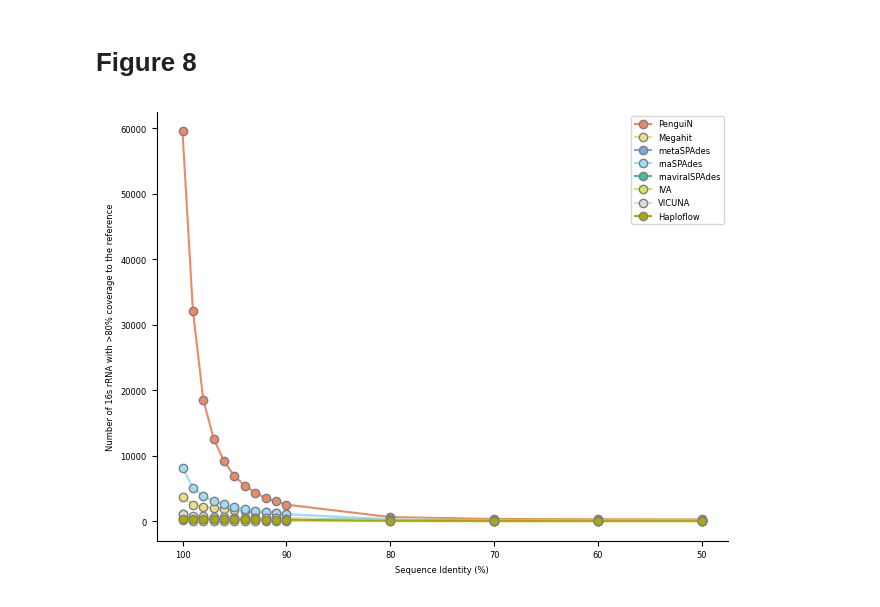
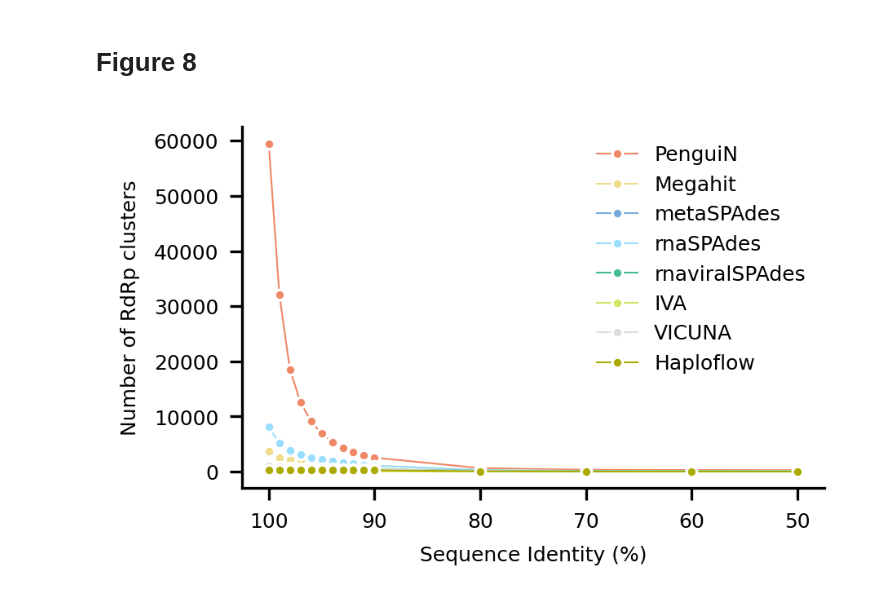
Before and after one commit to AnnSeidel/penguin-analysis, a Jupyter notebook: notebooks/metatranscriptomes_16S.ipynb, the cells around one changed output. Saved outputs shown, nothing was run; the diff lists cells and outputs as text; code cells hidden in the pictures.

Commit message:
Fix figure 8 (now figure 7E)

```diff
--- a/notebooks/metatranscriptomes_16S.ipynb
+++ b/notebooks/metatranscriptomes_16S.ipynb
@@ -29,6 +30,9 @@ color_dic={"penguin":'#EE8866',
            "savage": '#a38995',
            "haploflow": '#AAAA00'
         }
+
+
+color2Label={label_dic[label]:color_dic[label] for label in label_dic}
 # %%
 plt.rcParams["font.size"] = 6
 DPI=300
@@ -160,40 +164,3 @@ plt.savefig(outDir + "Fig_7_D.png", dpi=DPI, transparent=True)
 [figure]
 # %% [markdown]
 # Figure 8
-# %%
-def clustering_assemblers():
-    assemblers0 = ("penguin", "megahit", "metaspades", "rnaspades",
-     "rnaviralspades", "iva", "vicuna", "haploflow")
-    assemblers = [label_dic[key] for key in assemblers0]
-    rrnas_counts = {
-    "penguin": (59538,32169,18565,12616,9136,6921,5412,4376,3519,3034,2551,642,355,306,275),
-    "megahit" : (3737,2533,2256,2059,1886,1766,1621,1465,1350,1225,1091,282,141,140,137),
-    "metaspades" : (471,322,297,269,257,251,250,245,237,232,225,134,93,87,85),
-    "rnaspades" : (8154,5132,3814,3068,2568,2192,1876,1632,1443,1251,1087,287,152,145,145),
-    "rnaviralspades": (1132,628,546,515,500,477,464,458,444,429,418,183,106,106,96),
-    "iva": (140,117,104,98,89,80,69,67,60,48,45,23,9,11,11),
-    "vicuna": (1074,837,746,679,620,577,536,498,465,435,398,123,53,54,52),
-    "haploflow": (337, 323, 317, 309, 302, 291, 284, 275, 269, 257, 245, 74, 34, 29, 28)
-    }
-    clustering_levels = [50,60,70,80,90,91,92,93,94,95,96,97,98,99,100]
-    clustering_levels = [100,99,98,97,96,95,94,93,92,91,90,80,70,60,50]
-
-    fig, ax = plt.subplots()
-    for key in assemblers0:
-        ax.plot(clustering_levels, rrnas_counts[key], color=color_dic[key],
-         marker = "o", markeredgecolor ='grey', label = label_dic[key])
-    ax.invert_xaxis()
-    ax.set_xlabel('Sequence Identity (%)')
-    ax.set_ylabel('Number of 16s rRNA with >80% coverage to the reference')
-    ax.spines['top'].set_visible(False)
-    ax.spines['right'].set_visible(False)
-
-    plt.legend([label_dic[key] for key in assemblers0], loc='upper right')
-
-    #plt.show()
-    return fig,ax
-fig,ax=clustering_assemblers()
-fig.tight_layout()
-plt.savefig(outDir + "Fig_8.png", dpi=DPI, transparent=True)
-# %% [output]
-[figure, removed]
@@ -199,0 +202,19 @@ plt.savefig(outDir + "Fig_8.png", dpi=DPI, transparent=True)
+# %%
+plt.figure(figsize=(7.76/2.54,5/2.54), dpi=300)
+
+ax=sns.lineplot(data=df_cluster_stats, x="Cluster SeqId", y="Num Representatives", hue="Tool",\
+             marker="o",palette=color2Label, linewidth=0.5, markersize=3)
+
+
+plt.legend(title="",frameon=False)
+plt.xlabel("Sequence Identity (%)")
+plt.ylabel("Number of RdRp clusters")
+plt.gca().invert_xaxis()
+
+
+ax.spines['top'].set_visible(False)
+ax.spines['right'].set_visible(False)
+plt.tight_layout()
+plt.savefig(outDir + 'Fig_8.png', dpi=DPI, transparent=True)
+# %% [output]
+[figure, added]
```
Also changed, not shown: parts of 2 cells of this notebook.
